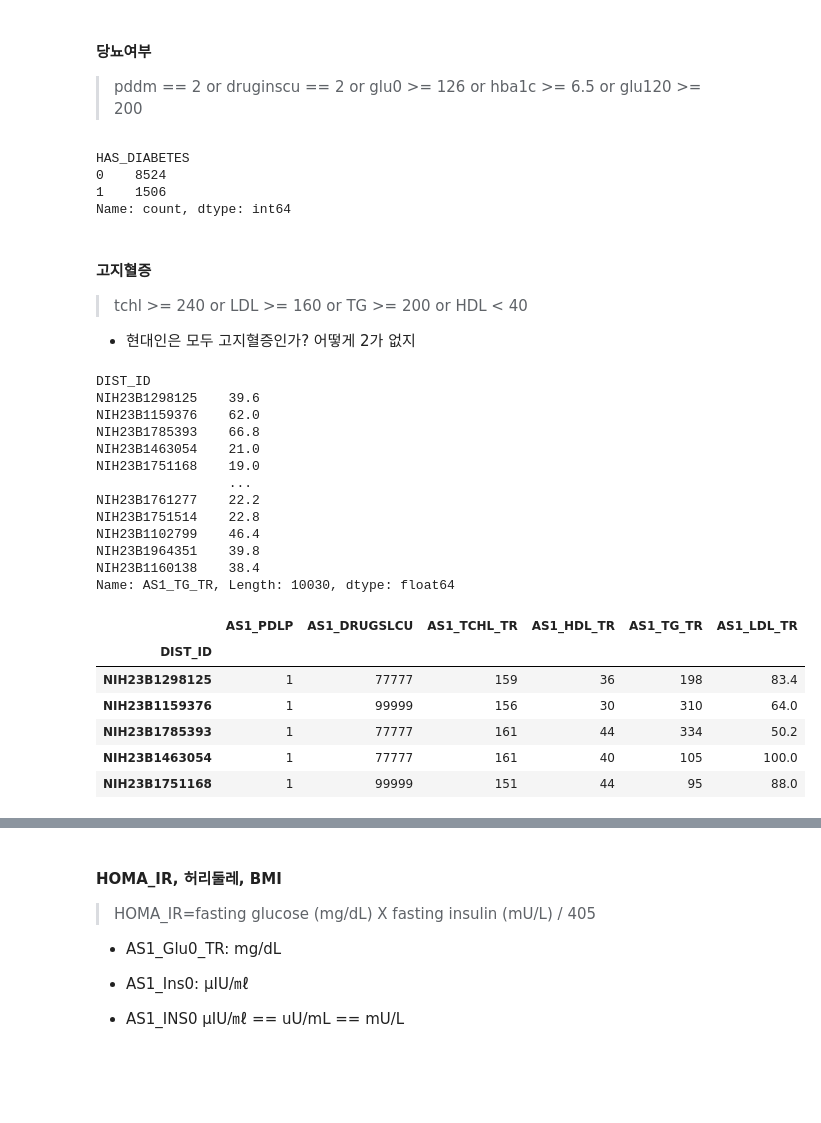
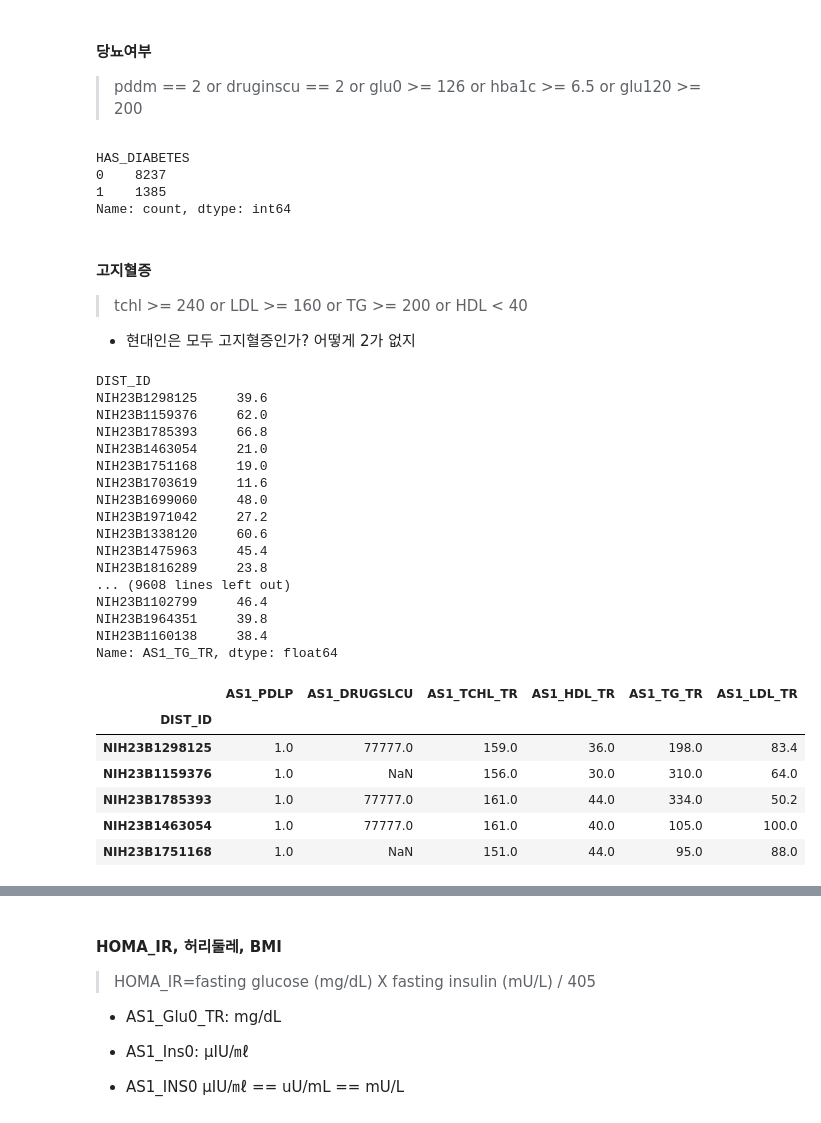
Before and after one commit to SH22Hwang/KoGES_CVD, a Jupyter notebook: ConIndVar.ipynb, the cells around one changed output, grey strips where cells are left out. Cells and saved outputs as stored; diff of their text form; code cells hidden in the pictures; blank space fills up the shorter version.

```diff
--- a/ConIndVar.ipynb
+++ b/ConIndVar.ipynb
@@ -54,0 +59,16 @@ GH = pd.read_csv("./Dataset/GH_9622.csv", index_col=0, encoding='utf-8', low_mem
+# %%
+mask = AS1_01_EXAMINEE.index.isin(GH.index)
+
+AS1_01_EXAMINEE = AS1_01_EXAMINEE[mask]
+AS1_02_GEN = AS1_02_GEN[mask]
+AS1_03_DRSM = AS1_03_DRSM[mask]
+AS1_04_ACTIVE = AS1_04_ACTIVE[mask]
+AS1_05_MEDIC = AS1_05_MEDIC[mask]
+AS1_06_DISEASE = AS1_06_DISEASE[mask]
+AS1_07_TREAT = AS1_07_TREAT[mask]
+AS1_08_DRUG = AS1_08_DRUG[mask]
+AS1_13_SLEEP = AS1_13_SLEEP[mask]
+AS1_16_DIET = AS1_16_DIET[mask]
+AS1_17_FFQWEIGHT = AS1_17_FFQWEIGHT[mask]
+AS1_18_BIOCHEM = AS1_18_BIOCHEM[mask]
+AS1_19_ANTHRO = AS1_19_ANTHRO[mask]
@@ -61,3 +129,17 @@ GH = pd.read_csv("./Dataset/GH_9622.csv", index_col=0, encoding='utf-8', low_mem
 
 - 77777 -> 0 또는 특정 값
 - 99999 -> NaN
+# %%
+AS1_01_EXAMINEE.replace(99999, np.nan, inplace=True)
+AS1_02_GEN.replace(99999, np.nan, inplace=True)
+AS1_03_DRSM.replace(99999, np.nan, inplace=True)
+AS1_04_ACTIVE.replace(99999, np.nan, inplace=True)
+AS1_05_MEDIC.replace(99999, np.nan, inplace=True)
+AS1_06_DISEASE.replace(99999, np.nan, inplace=True)
+AS1_07_TREAT.replace(99999, np.nan, inplace=True)
+AS1_08_DRUG.replace(99999, np.nan, inplace=True)
+AS1_13_SLEEP.replace(99999, np.nan, inplace=True)
+AS1_16_DIET.replace(99999, np.nan, inplace=True)
+AS1_17_FFQWEIGHT.replace(99999, np.nan, inplace=True)
+AS1_18_BIOCHEM.replace(99999, np.nan, inplace=True)
+AS1_19_ANTHRO.replace(99999, np.nan, inplace=True)
@@ -159,8 +320,8 @@ processed_df['HAS_DIABETES'] = conditions.astype(int)
 processed_df['HAS_DIABETES'].value_counts()
 # %% [output]
 HAS_DIABETES
-0    8524
-1    1506
+0    8237
+1    1385
 Name: count, dtype: int64
 # %% [markdown]
 #### 고지혈증
@@ -174,33 +335,37 @@ tchl = AS1_18_BIOCHEM[['AS1_TCHL_TR']]
 hdl = AS1_18_BIOCHEM[['AS1_HDL_TR']]
 tg = AS1_18_BIOCHEM[['AS1_TG_TR']]
 
-df = pd.concat([pdlp, drugslcu, tchl, hdl, tg], axis=1)
-df['AS1_LDL_TR'] = df['AS1_TCHL_TR'] - df['AS1_HDL_TR'] - df['AS1_TG_TR'] / 5
+cholesterol_df = pd.concat([pdlp, drugslcu, tchl, hdl, tg], axis=1)
+cholesterol_df['AS1_LDL_TR'] = cholesterol_df['AS1_TCHL_TR'] - cholesterol_df['AS1_HDL_TR'] - cholesterol_df['AS1_TG_TR'] / 5
 # %%
-df['AS1_TG_TR']/5
+cholesterol_df['AS1_TG_TR']/5
 # %% [output]
 DIST_ID
-NIH23B1298125    39.6
-NIH23B1159376    62.0
-NIH23B1785393    66.8
-NIH23B1463054    21.0
-NIH23B1751168    19.0
-                 ...
-NIH23B1761277    22.2
-NIH23B1751514    22.8
-NIH23B1102799    46.4
-NIH23B1964351    39.8
-NIH23B1160138    38.4
-Name: AS1_TG_TR, Length: 10030, dtype: float64
+NIH23B1298125     39.6
+NIH23B1159376     62.0
+NIH23B1785393     66.8
+NIH23B1463054     21.0
+NIH23B1751168     19.0
+NIH23B1703619     11.6
+NIH23B1699060     48.0
+NIH23B1971042     27.2
+NIH23B1338120     60.6
+NIH23B1475963     45.4
+NIH23B1816289     23.8
+... (9608 lines left out)
+NIH23B1102799     46.4
+NIH23B1964351     39.8
+NIH23B1160138     38.4
+Name: AS1_TG_TR, dtype: float64
 # %%
-df.head()
+cholesterol_df.head()
 # %% [output]
 |  | AS1_PDLP | AS1_DRUGSLCU | AS1_TCHL_TR | AS1_HDL_TR | AS1_TG_TR | AS1_LDL_TR |
 | DIST_ID |  |  |  |  |  |  |
-| NIH23B1298125 | 1 | 77777 | 159 | 36 | 198 | 83.4 |
-| NIH23B1159376 | 1 | 99999 | 156 | 30 | 310 | 64.0 |
-| NIH23B1785393 | 1 | 77777 | 161 | 44 | 334 | 50.2 |
-| NIH23B1463054 | 1 | 77777 | 161 | 40 | 105 | 100.0 |
-| NIH23B1751168 | 1 | 99999 | 151 | 44 | 95 | 88.0 |
+| NIH23B1298125 | 1.0 | 77777.0 | 159.0 | 36.0 | 198.0 | 83.4 |
+| NIH23B1159376 | 1.0 | NaN | 156.0 | 30.0 | 310.0 | 64.0 |
+| NIH23B1785393 | 1.0 | 77777.0 | 161.0 | 44.0 | 334.0 | 50.2 |
+| NIH23B1463054 | 1.0 | 77777.0 | 161.0 | 40.0 | 105.0 | 100.0 |
+| NIH23B1751168 | 1.0 | NaN | 151.0 | 44.0 | 95.0 | 88.0 |
 # %%
 conditions = (
```
Also changed, not shown: parts of 30 cells of this notebook, 2 other files.
